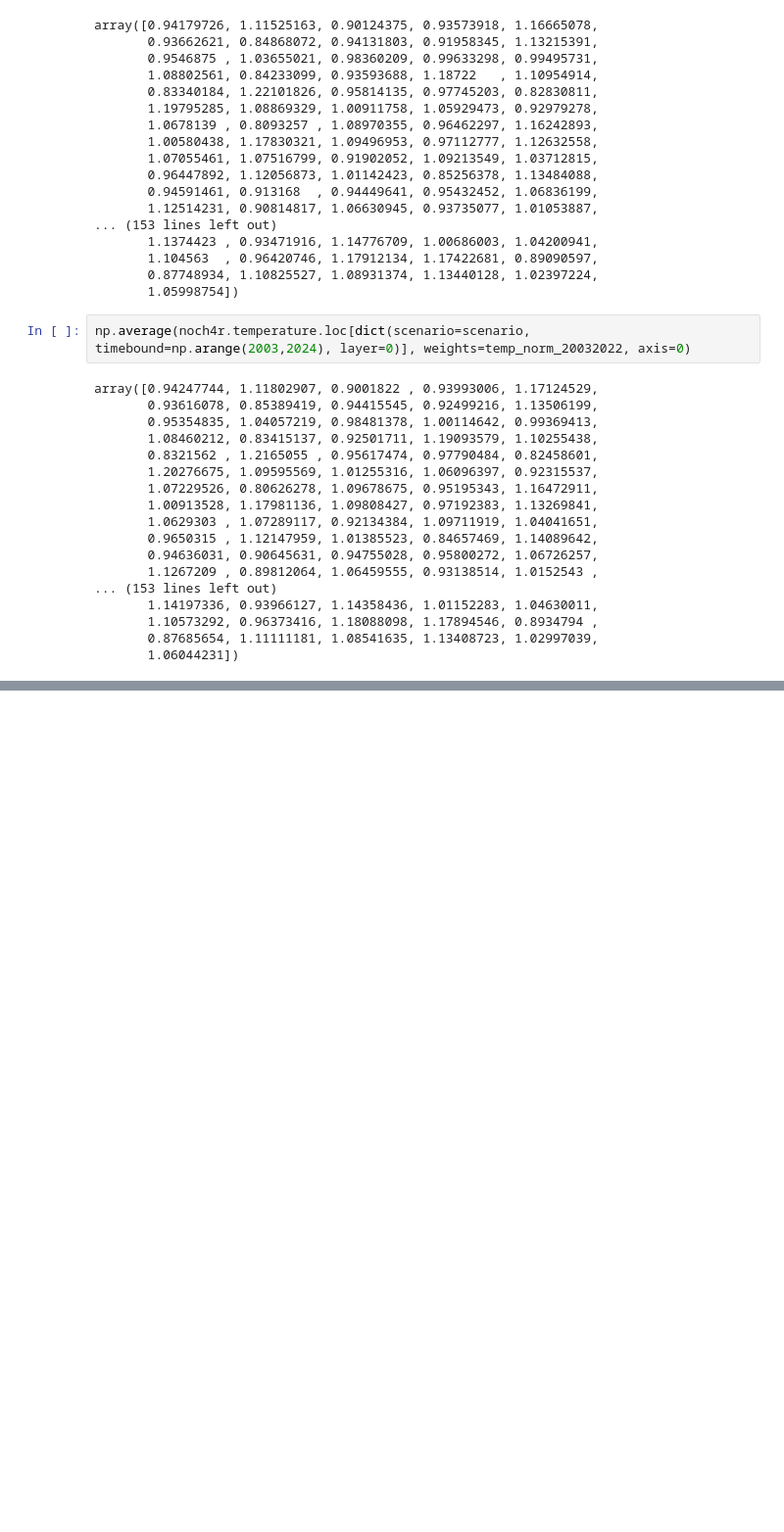
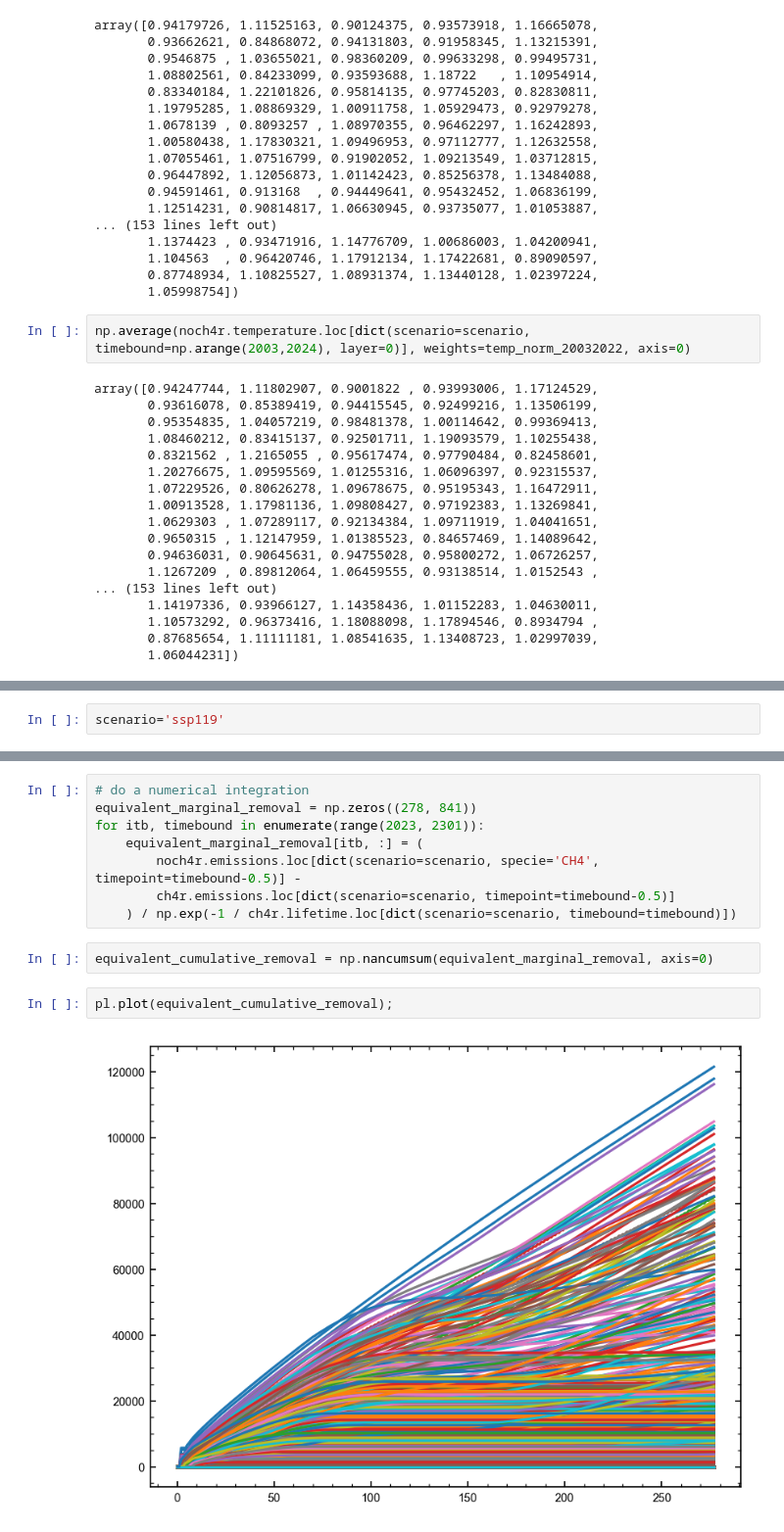
Before and after one commit to chrisroadmap/methane-mitigation, a Jupyter notebook: notebooks/analyse-1.4.0.ipynb, the cells around one changed output, grey strips where cells are left out. Shown at 98% size. Drawn from its saved outputs; the diff is of its cells as text; blank space fills up the shorter version.

```diff
--- a/notebooks/analyse-1.4.0.ipynb
+++ b/notebooks/analyse-1.4.0.ipynb
@@ -1267,0 +1297,2 @@ array([0.94247744, 1.11802907, 0.9001822 , 0.93993006, 1.17124529,
+# %%
+scenario='ssp119'
@@ -1267,0 +1380,14 @@ array([0.94247744, 1.11802907, 0.9001822 , 0.93993006, 1.17124529,
+# %%
+# do a numerical integration
+equivalent_marginal_removal = np.zeros((278, 841))
+for itb, timebound in enumerate(range(2023, 2301)):
+    equivalent_marginal_removal[itb, :] = (
+        noch4r.emissions.loc[dict(scenario=scenario, specie='CH4', timepoint=timebound-0.5)] -
+        ch4r.emissions.loc[dict(scenario=scenario, timepoint=timebound-0.5)]
+    ) / np.exp(-1 / ch4r.lifetime.loc[dict(scenario=scenario, timebound=timebound)])
+# %%
+equivalent_cumulative_removal = np.nancumsum(equivalent_marginal_removal, axis=0)
+# %%
+pl.plot(equivalent_cumulative_removal);
+# %% [output]
+[figure, added]
```
Also changed, not shown: parts of 14 cells of this notebook.
